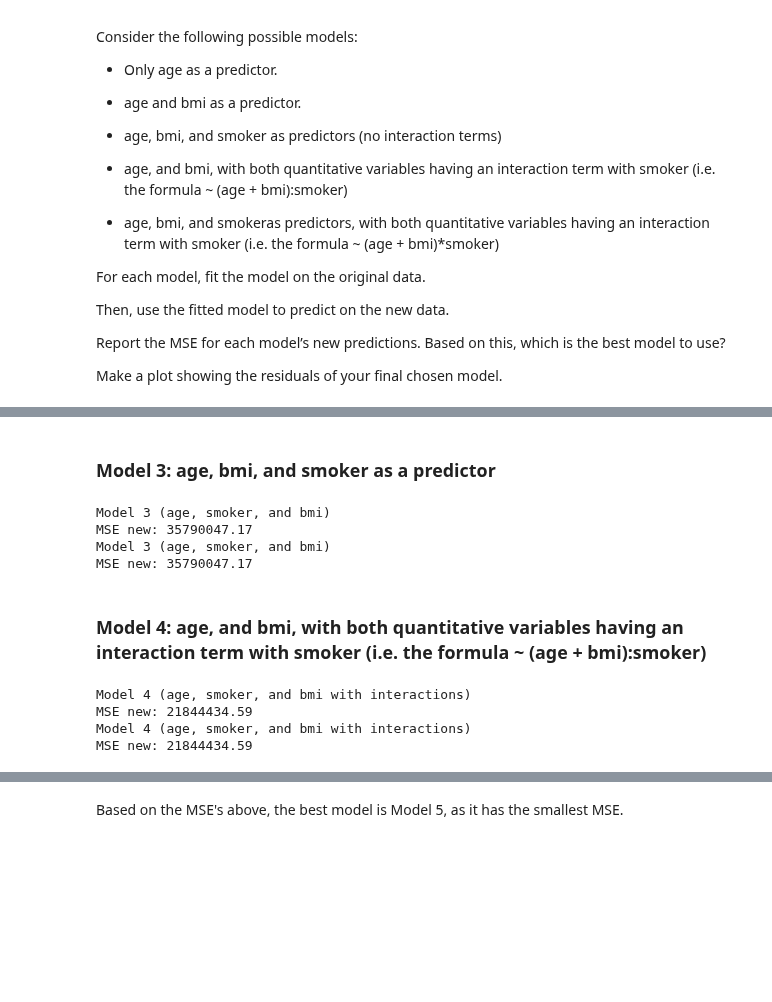
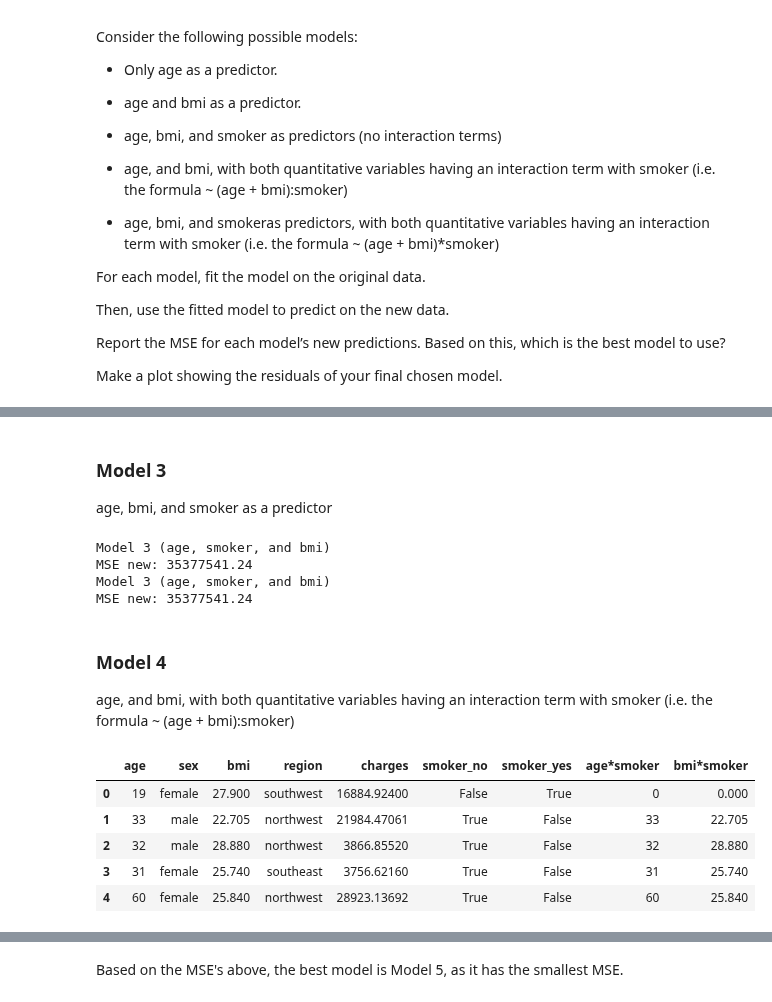
Before and after one commit to chloefeehan/GSB544, a Jupyter notebook: Labs/Lab5/Lab5.ipynb, the cells around one changed output, grey strips where cells are left out. Drawn from its saved outputs; the diff is of its cells as text; code cells hidden in the pictures; blank space fills up the shorter version.

```diff
--- a/Labs/Lab5/Lab5.ipynb
+++ b/Labs/Lab5/Lab5.ipynb
@@ -601,10 +646,9 @@ MSE new: 132735990.21
 # %% [markdown]
-### Model 3: age, bmi, and smoker as a predictor
+### Model 3
+age, bmi, and smoker as a predictor
 # %%
 X = insurance[["age", "smoker", "bmi"]]
 y = insurance["charges"]
-
-X_train, X_test, y_train, y_test = train_test_split(X, y, test_size = 0.2, random_state=1)
 
 ct = ColumnTransformer(
   [
@@ -620,58 +664,34 @@ lr_pipeline7 = Pipeline(
   ("linear_regression", LinearRegression())]
 )
 
-lr_fitted7 = lr_pipeline7.fit(X_train, y_train)
+lr_fitted7 = lr_pipeline7.fit(X, y)
 
-X = insurance_new[["age", "smoker", "bmi"]]
-y = insurance_new["charges"]
+X_new = insurance_new[["age", "smoker", "bmi"]]
+y_new = insurance_new["charges"]
 
-y_pred_new7 = lr_fitted7.predict(X)
-mse_new7 = mean_squared_error(y, y_pred_new7)
+y_pred_new7 = lr_fitted7.predict(X_new)
+mse_new7 = mean_squared_error(y_new, y_pred_new7)
 
 print("Model 3 (age, smoker, and bmi)")
 print("MSE new:", mse_new7.__round__(2))
 # %% [output]
 Model 3 (age, smoker, and bmi)
-MSE new: 35790047.17
+MSE new: 35377541.24
 Model 3 (age, smoker, and bmi)
-MSE new: 35790047.17
+MSE new: 35377541.24
 # %% [markdown]
-### Model 4: age, and bmi, with both quantitative variables having an interaction term with smoker (i.e. the formula ~ (age + bmi):smoker)
+### Model 4
+age, and bmi, with both quantitative variables having an interaction term with smoker (i.e. the formula ~ (age + bmi):smoker)
-# %%
-X = insurance[["age", "smoker", "bmi"]]
-y = insurance["charges"]
-
-X_train, X_test, y_train, y_test = train_test_split(X, y, test_size = 0.2, random_state=1)
-
-ct = ColumnTransformer(
-  [
-    ("dummify",
-    OneHotEncoder(sparse_output = False, handle_unknown='ignore', drop = "first"),
-    ["smoker"])
-  ],
-  remainder = "passthrough"
-).set_output(transform="pandas")
-
-ct_inter = PolynomialFeatures(degree = 2, interaction_only=True, include_bias=False)
-
-lr_pipeline8 = Pipeline(
-  [("preprocessing", ct),
-  ("interaction", ct_inter),
-  ("linear_regression", LinearRegression())]
-)
-
-lr_fitted8 = lr_pipeline8.fit(X_train, y_train)
-
-X = insurance_new[["age", "smoker", "bmi"]]
-y = insurance_new["charges"]
-
-y_pred_new8 = lr_fitted8.predict(X)
-mse_new8 = mean_squared_error(y, y_pred_new8)
-
-print("Model 4 (age, smoker, and bmi with interactions)")
-print("MSE new:", mse_new8.__round__(2))
-# %% [output]
-Model 4 (age, smoker, and bmi with interactions)
-MSE new: 21844434.59
-Model 4 (age, smoker, and bmi with interactions)
-MSE new: 21844434.59
+# %%
+# create dummy variables for training data (original dataset)
+train4 = pd.get_dummies(insurance, columns = ['smoker'])
+train4['age*smoker'] = train4['age'] * train4['smoker_no']
+train4['bmi*smoker'] = train4['bmi'] * train4['smoker_no']
+train4.head()
+# %% [output]
+|  | age | sex | bmi | region | charges | smoker_no | smoker_yes | age*smoker | bmi*smoker |
+| 0 | 19 | female | 27.900 | southwest | 16884.92400 | False | True | 0 | 0.000 |
+| 1 | 33 | male | 22.705 | northwest | 21984.47061 | True | False | 33 | 22.705 |
+| 2 | 32 | male | 28.880 | northwest | 3866.85520 | True | False | 32 | 28.880 |
+| 3 | 31 | female | 25.740 | southeast | 3756.62160 | True | False | 31 | 25.740 |
+| 4 | 60 | female | 25.840 | northwest | 28923.13692 | True | False | 60 | 25.840 |
```
Also changed, not shown: parts of 31 cells of this notebook, 1 other file.
